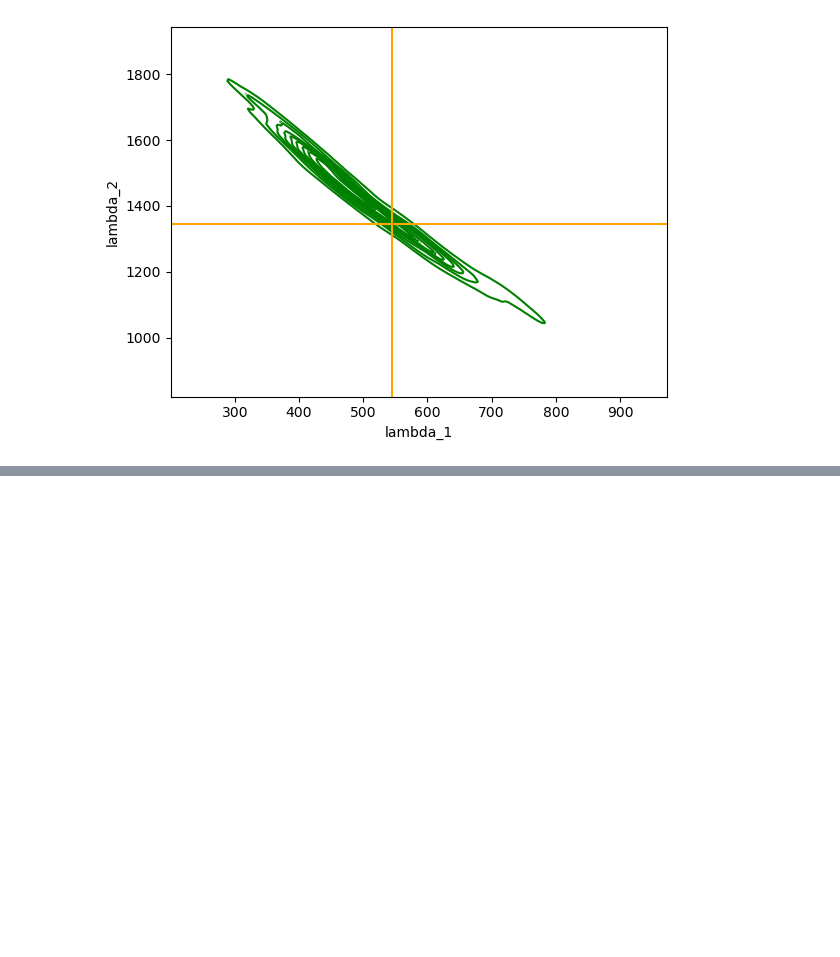
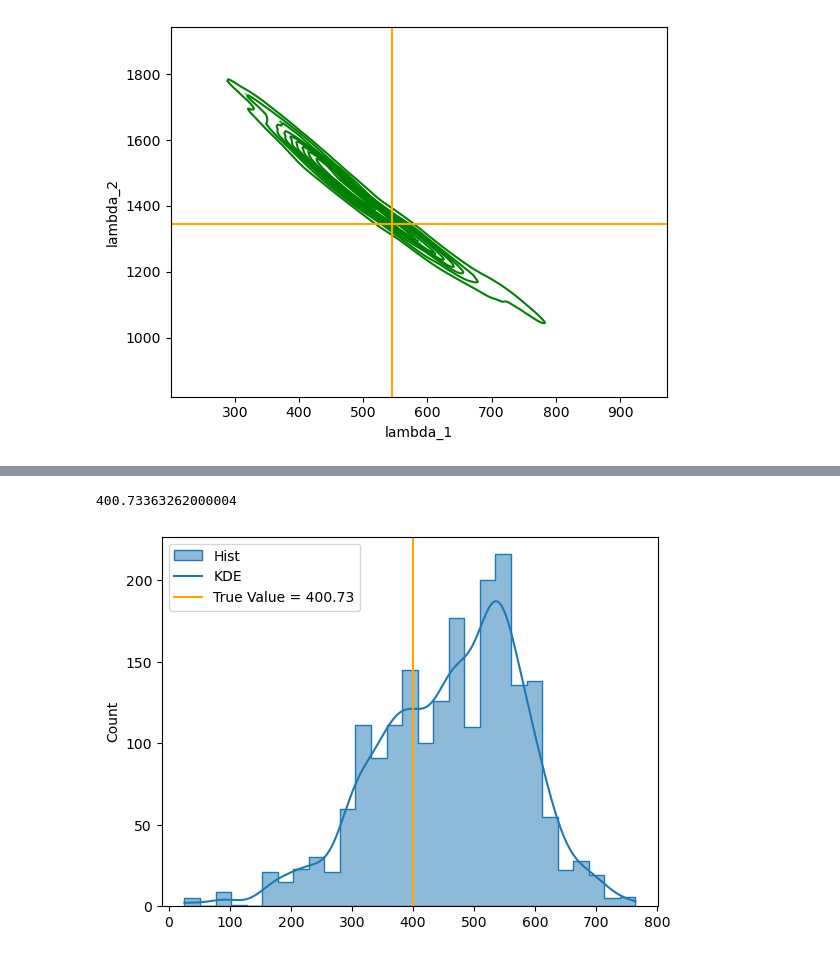
Before and after one commit to daniellmarc/Binary_Love, a Jupyter notebook: binary_love_Symm/Binary_love_Symm.ipynb, the cells around one changed output, grey strips where cells are left out. Drawn from its saved outputs; the diff is of its cells as text; code cells hidden in the pictures; blank space fills up the shorter version.

Commit message:
lambda1 and lambda2 fixes

```diff
--- a/binary_love_Symm/Binary_love_Symm.ipynb
+++ b/binary_love_Symm/Binary_love_Symm.ipynb
@@ -310,12 +328,18 @@ plt.show()
 # #Add the point
 # plt.scatter(result.injection_parameters['lambda_1'], result.injection_parameters['lambda_2'],color = 'orange')
 # %%
-# injection_lambda_1 = result.injection_parameters['lambda_1']
-# injection_lambda_2 = result.injection_parameters['lambda_2']
+injection_lambda_1 = result.injection_parameters['lambda_1']
+injection_lambda_2 = result.injection_parameters['lambda_2']
 
-# true_value_lambdaASymm = bilby.gw.conversion.lambda_1_lambda_2_to_lambda_antisymmetric(injection_lambda_1, injection_lambda_2)
-# print(true_value_lambdaASymm)
+true_value_lambdaASymm = bilby.gw.conversion.lambda_1_lambda_2_to_lambda_antisymmetric(injection_lambda_1, injection_lambda_2)
+print(true_value_lambdaASymm)
+# %% [output]
+400.73363262000004
+# %%
+lambdaASymm = bilby.gw.conversion.lambda_1_lambda_2_to_lambda_antisymmetric(result.posterior['lambda_1'],result.posterior['lambda_2'])
 # %%
-# sns.histplot(x = result.posterior['lambda_antisymmetric'],kde = True , element="step").axvline(true_value_lambdaASymm, color ='orange' )
-# plt.legend(labels=["Hist","KDE", 'True Value = 400.73'])
-# plt.show()
+sns.histplot(x = lambdaASymm, kde = True , element="step").axvline(true_value_lambdaASymm, color ='orange' )
+plt.legend(labels=["Hist","KDE", 'True Value = 400.73'])
+plt.show()
+# %% [output]
+[figure, added]
```
Also changed, not shown: parts of 1 cell of this notebook.
